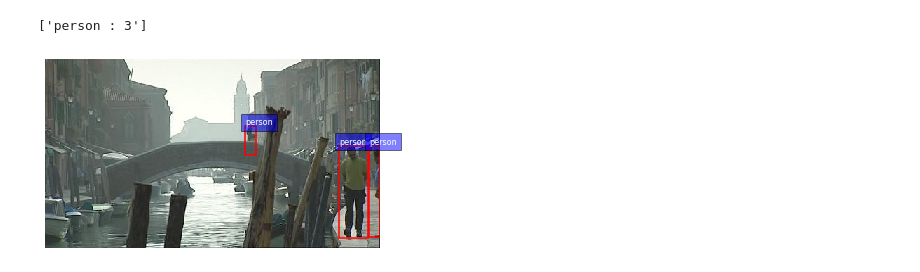
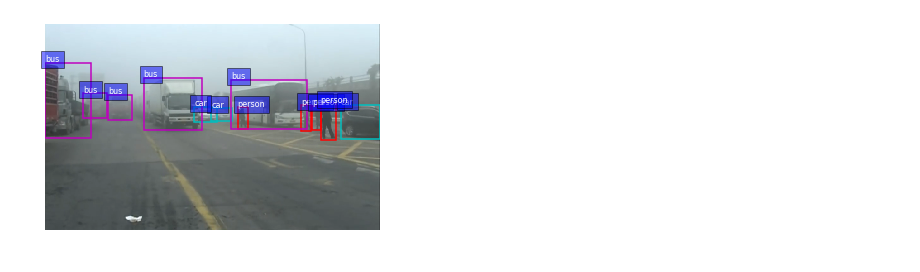
Before and after one commit to q-viper/Crowd-Density-Counting, a Jupyter notebook: Real_world_Task_Driven_Testing_Set.ipynb, the cells around one changed output. Drawn from its saved outputs; the diff is of its cells as text; code cells hidden in the pictures.

```diff
--- a/Real_world_Task_Driven_Testing_Set.ipynb
+++ b/Real_world_Task_Driven_Testing_Set.ipynb
@@ -39,7 +40,7 @@ from collections import Counter
 
 FILTER_DIFFICULT = True
 SAVE_VIS_IMAGES = True
-SHOW = True
+SHOW = False
 
 COLORMAP = {'person': 'r', 'car': 'c', 'bus': 'm',
             'bicycle': 'y', 'motorbike': 'g'}
@@ -76,7 +77,7 @@ def show_box(im, boxes, show=True, save_path=None):
     counts = [dicts['cls'] for dicts in boxes]
     counts = Counter(counts)
     counts = [f'{count} : {counts[count]}' for count in counts]
-    print(counts)
+#     print(counts)
     for item in boxes:
         box = item['box']
         cls = item['cls']
@@ -96,34 +97,33 @@ def show_box(im, boxes, show=True, save_path=None):
     if save_path is not None:
         plt.savefig(save_path, bbox_inches='tight', pad_inches=0)
     if show:
         plt.show()
 
 
 if __name__ == '__main__':
     # You should specify the dataset_dir and save_dir according to your own dataset's directory
     dataset_dir = '<extraction_path>/RTTS'
     save_dir = './visualize_gt_boxes'
     dest_files = os.path.join(dataset_dir, 'ImageSets', 'Main', 'test.txt')
     im_dir = os.path.join(dataset_dir, 'JPEGImages')
     anno_dir = os.path.join(dataset_dir, 'Annotations')
     if SAVE_VIS_IMAGES and not os.path.exists(save_dir):
         os.makedirs(save_dir)
     with open(dest_files, 'r') as f:
         names = f.readlines()
     names = [im.strip() for im in names]
     # You can just choose the first N images to visualize their annotations
-    names = names[:1]
+#     names = names[:15]
     for name in names:
         im_path = os.path.join(im_dir, name + '.png')
         anno_path = os.path.join(anno_dir, name + '.xml')
         assert(os.path.exists(im_path)), \
             'Image: {} does not exist'.format(im_path)
         boxes = parse_annotation(anno_path)
         im = cv2.imread(im_path)
         save_path = None
         if SAVE_VIS_IMAGES:
             save_path = os.path.join(save_dir, name + '.png')
-        show_box(im, boxes, show=SHOW)
+        show_box(im, boxes, show=SHOW, save_path = save_path)
 # %% [output]
-['person : 3']
-[figure, old version]
+[figure, new version]
```
Also changed, not shown: parts of 16 cells of this notebook.
